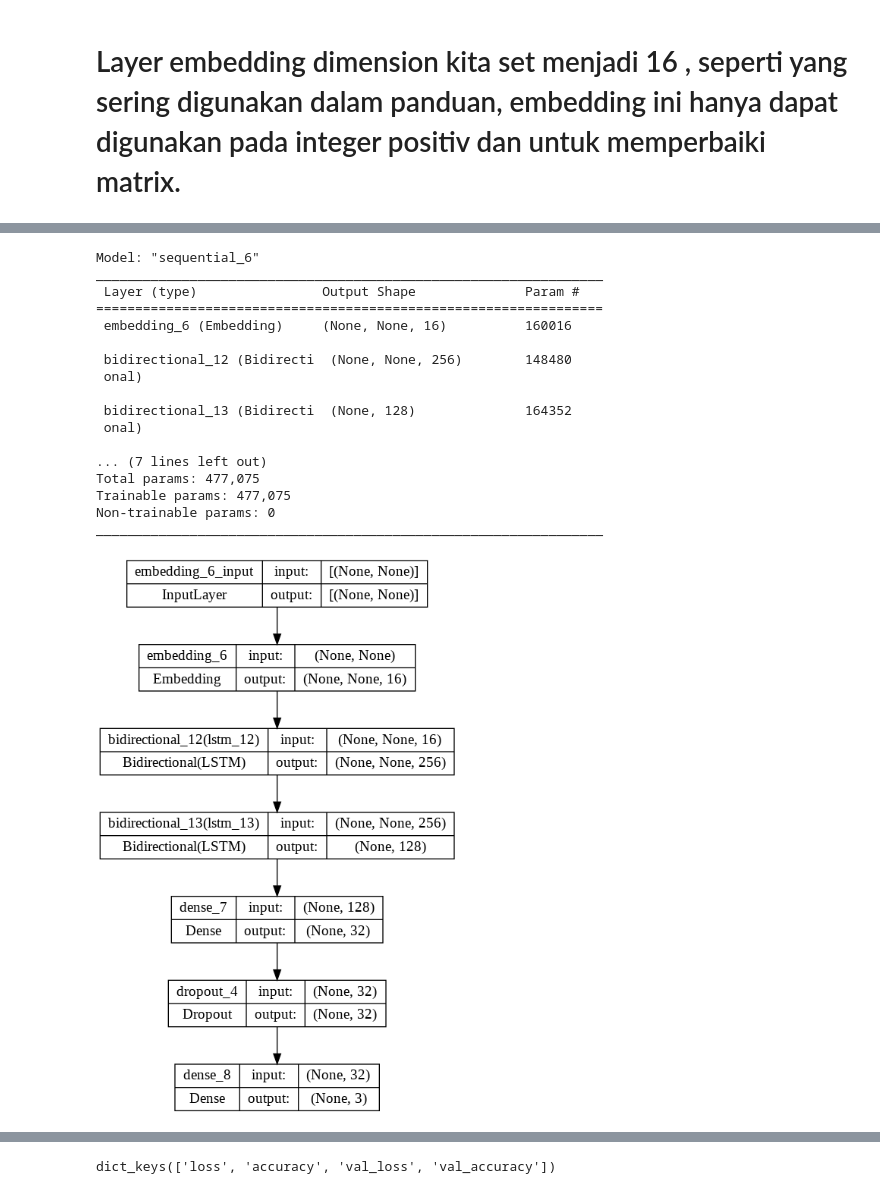
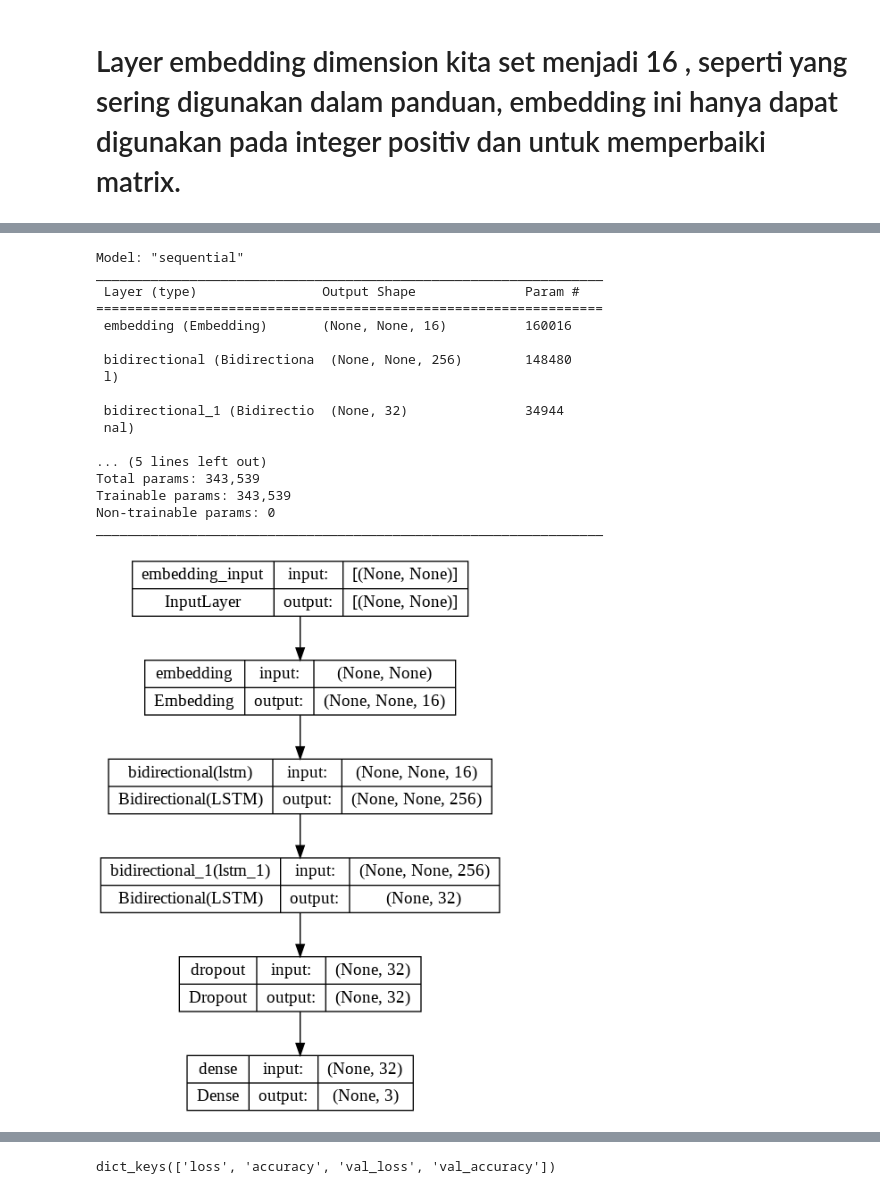
Before and after one commit to 3ndung/NLP_CLASSIFICATION_LSTM_SIMPLE, a Jupyter notebook: LSTM_FOR_MULTICLASIFICATION_NLP_NLTK_TYO.ipynb, the cells around one changed output, grey strips where cells are left out. Cells and saved outputs as stored; diff of their text form; code cells hidden in the pictures.

```diff
--- a/LSTM_FOR_MULTICLASIFICATION_NLP_NLTK_TYO.ipynb
+++ b/LSTM_FOR_MULTICLASIFICATION_NLP_NLTK_TYO.ipynb
@@ -236,38 +216,38 @@ _________________________________________________________________
 # %%
 model = tf.keras.Sequential([
   layers.Embedding(max_features + 1, embedding_dim),
   layers.Bidirectional(layers.LSTM(128, return_sequences=True)),
-  layers.Bidirectional(layers.LSTM(64)),
+  layers.Bidirectional(layers.LSTM(16)),
 
-  layers.Dense(32, activation='softmax'),
+  #layers.Dense(32, activation='softmax'),
   layers.Dropout(0.5),
   layers.Dense(3)])
 
 model.summary()
 
 
 
 img_file = 'model_arch.png'
 tf.keras.utils.plot_model(model, to_file=img_file, show_shapes=True, show_layer_names=True)
 # %% [output]
-Model: "sequential_6"
+Model: "sequential"
 _________________________________________________________________
  Layer (type)                Output Shape              Param #
 =================================================================
- embedding_6 (Embedding)     (None, None, 16)          160016
+ embedding (Embedding)       (None, None, 16)          160016
 
- bidirectional_12 (Bidirecti  (None, None, 256)        148480
- onal)
+ bidirectional (Bidirectiona  (None, None, 256)        148480
+ l)
 
- bidirectional_13 (Bidirecti  (None, 128)              164352
- onal)
+ bidirectional_1 (Bidirectio  (None, 32)               34944
+ nal)
 
-... (7 lines left out)
-Total params: 477,075
-Trainable params: 477,075
+... (5 lines left out)
+Total params: 343,539
+Trainable params: 343,539
 Non-trainable params: 0
 _________________________________________________________________
-[figure, old version]
+[figure, new version]
 # %%
 #model.compile(loss=losses.SparseCategoricalCrossentropy(from_logits=True),
 #              optimizer='adam',
```
Also changed, not shown: parts of 13 cells of this notebook.
